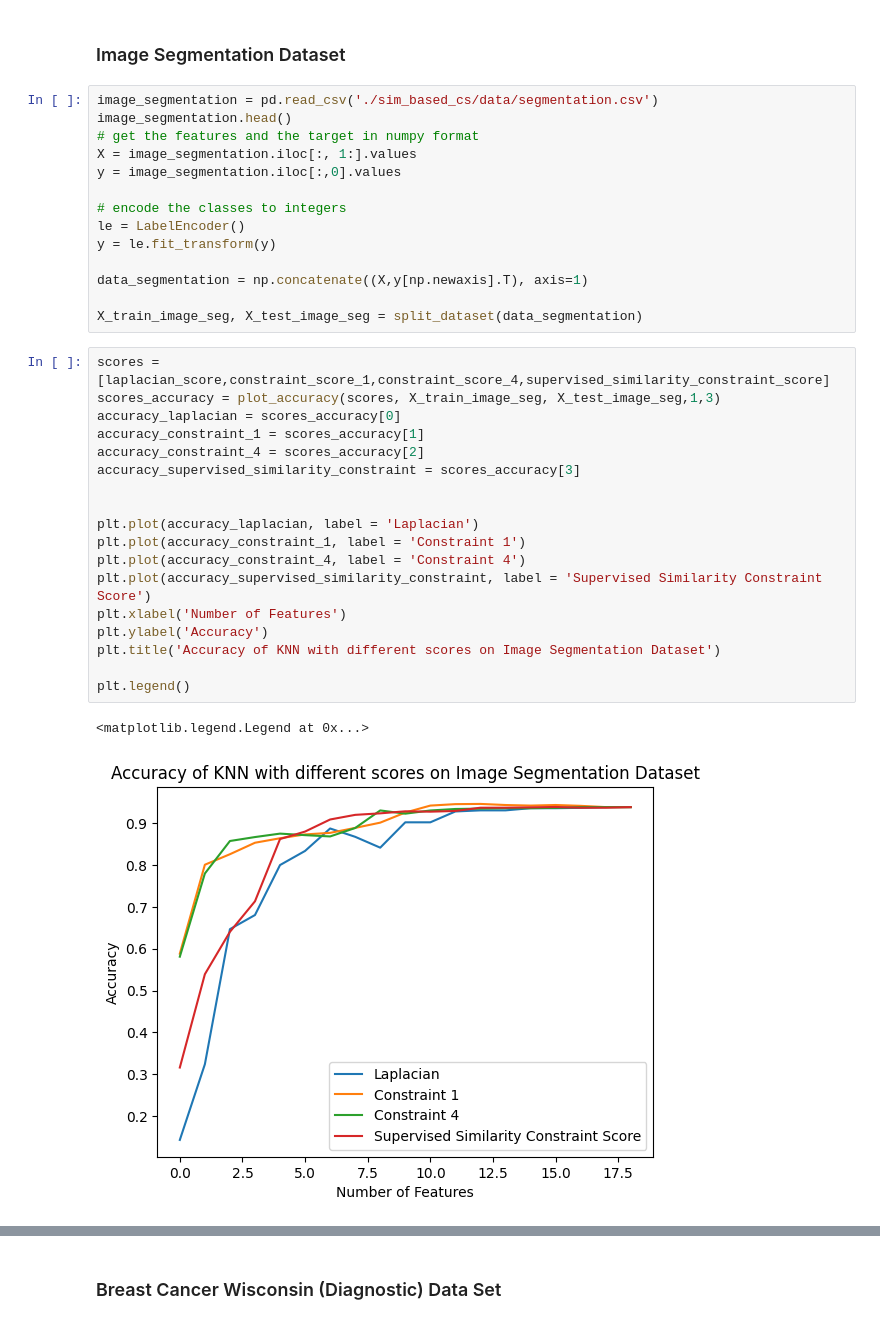
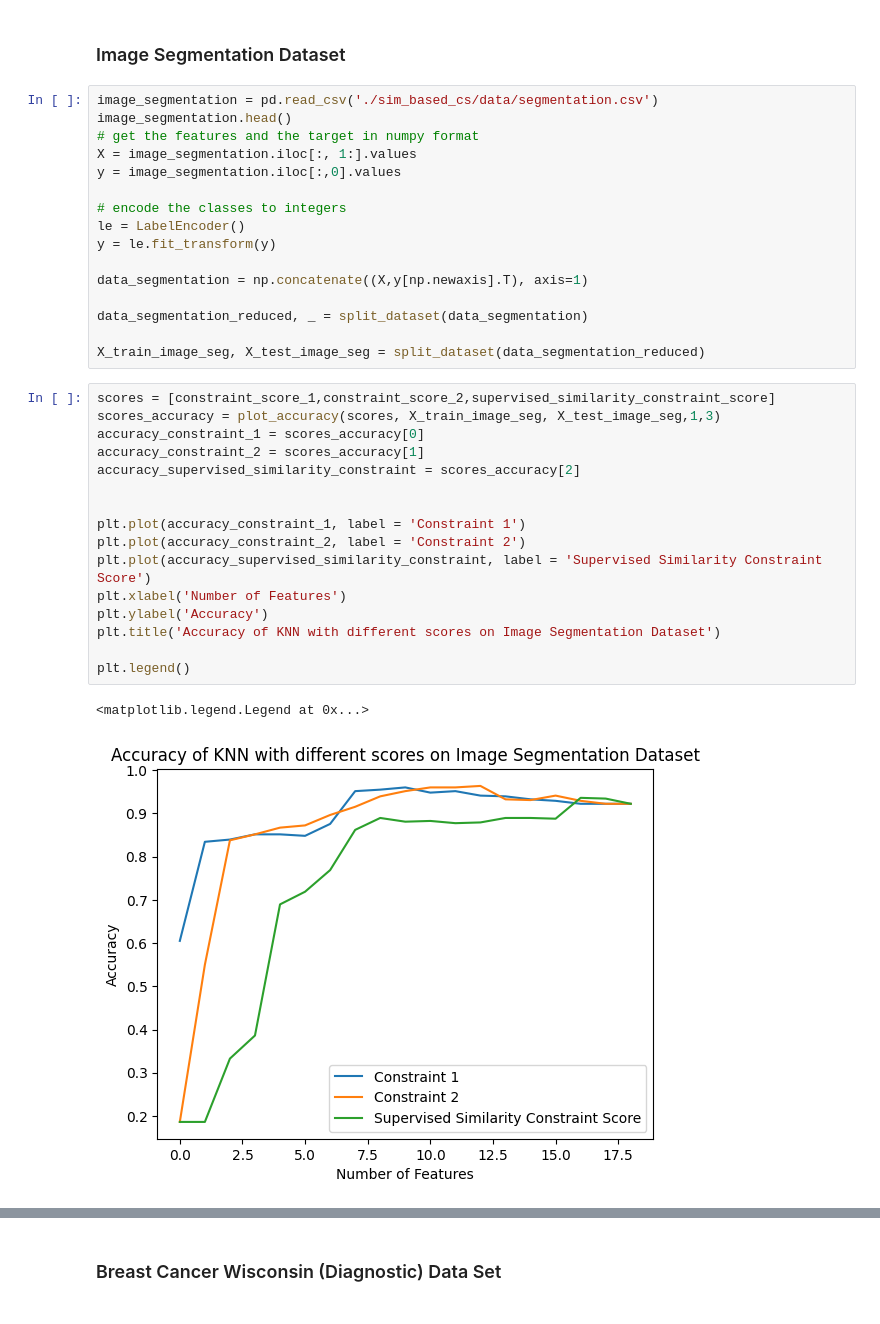
Before and after one commit to FabioGadegbeku/Similarity-Based-CS, a Jupyter notebook: sim_based_cs/notebook.ipynb, the cells around one changed output, grey strips where cells are left out. Drawn from its saved outputs; the diff is of its cells as text.

```diff
--- a/sim_based_cs/notebook.ipynb
+++ b/sim_based_cs/notebook.ipynb
@@ -177,26 +229,26 @@ y = le.fit_transform(y)
 
 data_segmentation = np.concatenate((X,y[np.newaxis].T), axis=1)
 
-X_train_image_seg, X_test_image_seg = split_dataset(data_segmentation)
+data_segmentation_reduced, _ = split_dataset(data_segmentation)
+
+X_train_image_seg, X_test_image_seg = split_dataset(data_segmentation_reduced)
 # %%
-scores = [laplacian_score,constraint_score_1,constraint_score_4,supervised_similarity_constraint_score]
+scores = [constraint_score_1,constraint_score_2,supervised_similarity_constraint_score]
 scores_accuracy = plot_accuracy(scores, X_train_image_seg, X_test_image_seg,1,3)
-accuracy_laplacian = scores_accuracy[0]
-accuracy_constraint_1 = scores_accuracy[1]
-accuracy_constraint_4 = scores_accuracy[2]
-accuracy_supervised_similarity_constraint = scores_accuracy[3]
+accuracy_constraint_1 = scores_accuracy[0]
+accuracy_constraint_2 = scores_accuracy[1]
+accuracy_supervised_similarity_constraint = scores_accuracy[2]
 
 
-plt.plot(accuracy_laplacian, label = 'Laplacian')
 plt.plot(accuracy_constraint_1, label = 'Constraint 1')
-plt.plot(accuracy_constraint_4, label = 'Constraint 4')
+plt.plot(accuracy_constraint_2, label = 'Constraint 2')
 plt.plot(accuracy_supervised_similarity_constraint, label = 'Supervised Similarity Constraint Score')
 plt.xlabel('Number of Features')
 plt.ylabel('Accuracy')
 plt.title('Accuracy of KNN with different scores on Image Segmentation Dataset')
 
 plt.legend()
 # %% [output]
 <matplotlib.legend.Legend at 0x...>
-[figure, old version]
+[figure, new version]
 # %%
```
Also changed, not shown: parts of 31 cells of this notebook, 1 other file.
